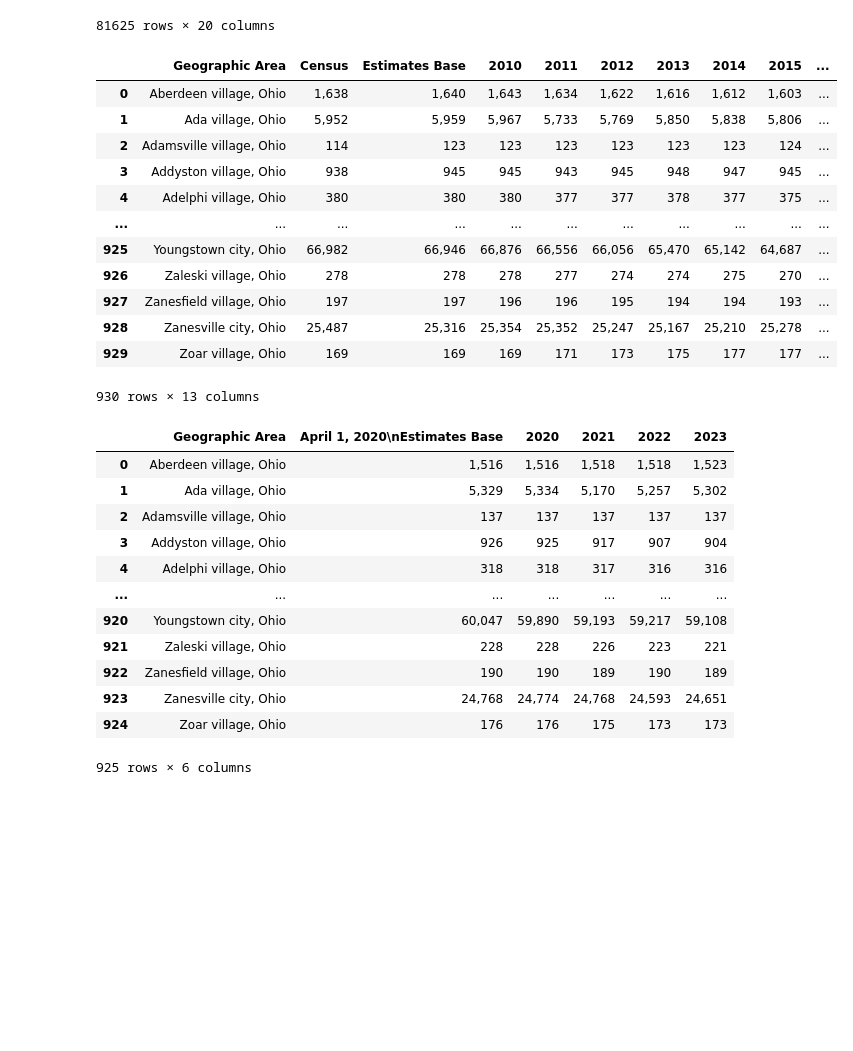
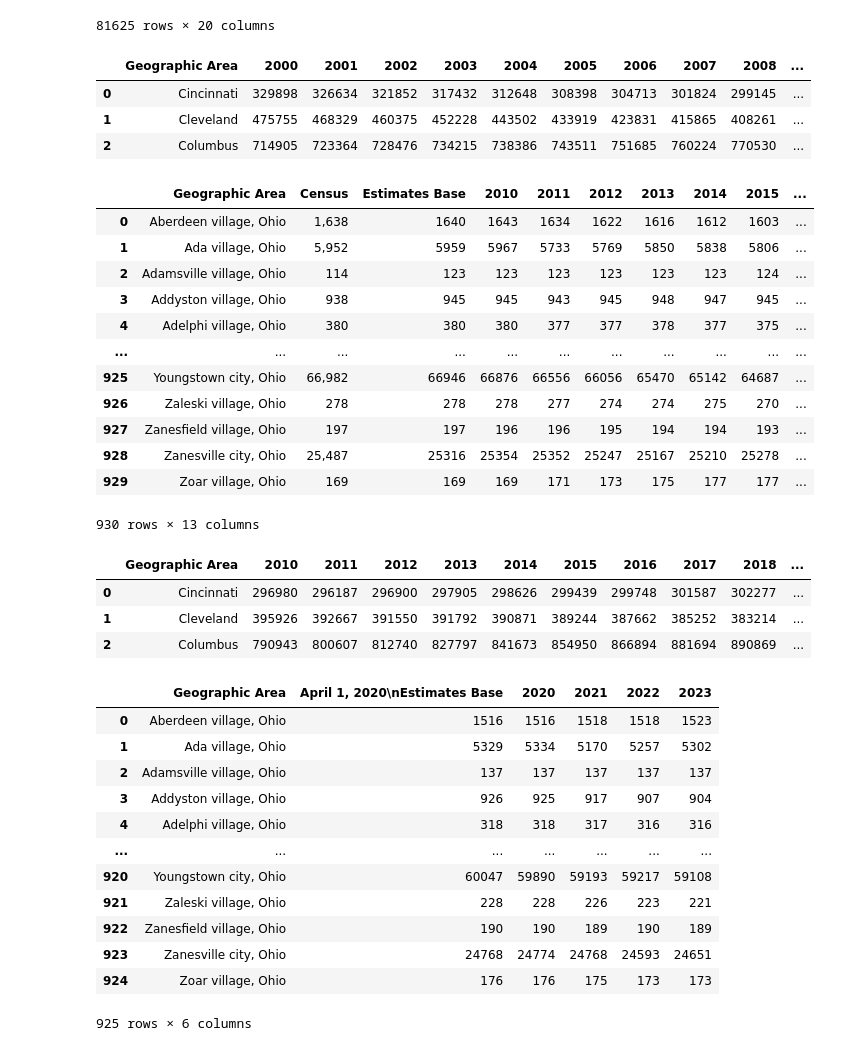
Before and after one commit to brian-campbell/ai-bootcamp-project-1, a Jupyter notebook: project-1-brian.ipynb, the cells around one changed output. Saved outputs shown, nothing was run; the diff lists cells and outputs as text; code cells hidden in the pictures; blank space fills up the shorter version.

Commit message:
Census data and graphs

```diff
--- a/project-1-brian.ipynb
+++ b/project-1-brian.ipynb
@@ -26,39 +26,97 @@ display ( df_census_2000_2010 )
 | 81623 | 157 | 56 | 45 | 79125 | 0 | Upton town | Wyoming | 881 | 884 | ... |
 | 81624 | 157 | 56 | 45 | 99990 | 0 | Balance of Weston County | Wyoming | 2449 | 2445 | ... |
 81625 rows × 20 columns
+# %%
+#File containing data for 2000-2010 is all states, not just Ohio so create a new
+#dataframe with just the data for Ohio
+df_census_2000_2010_three_cs = df_census_2000_2010[( (df_census_2000_2010['STNAME'] == 'Ohio') & (((df_census_2000_2010['NAME'] == 'Columbus city') & (df_census_2000_2010['COUNTY'] == 0)) | ((df_census_2000_2010['NAME'] == 'Cleveland city') & (df_census_2000_2010['COUNTY'] == 0)) | (df_census_2000_2010['NAME'] == 'Cincinnati city') & (df_census_2000_2010['COUNTY'] ==0)))]
+
+#Drop columns that we don't need - we drop 2010 because we'll get it in the next
+#dataset
+df_census_2000_2010_three_cs = df_census_2000_2010_three_cs.drop ( ['SUMLEV', 'STATE', 'COUNTY', 'PLACE', 'COUSUB', 'STNAME', 'ESTIMATESBASE2000', 'POPESTIMATE2010', 'CENSUS2010POP'], axis=1 )
+
+#Rename the columns so they match the other dataframes
+column_names = { 'NAME': 'Geographic Area',
+                'POPESTIMATE2000': '2000',
+                'POPESTIMATE2001': '2001',
+                'POPESTIMATE2002': '2002',
+                'POPESTIMATE2003': '2003',
+                'POPESTIMATE2004': '2004',
+                'POPESTIMATE2005': '2005',
+                'POPESTIMATE2006': '2006',
+                'POPESTIMATE2007': '2007',
+                'POPESTIMATE2008': '2008',
+                'POPESTIMATE2009': '2009'}
+df_census_2000_2010_three_cs.rename ( columns = column_names, inplace = True )
+
+#Reset the index
+df_census_2000_2010_three_cs.reset_index ( inplace=True, drop=True )
+
+#Rename the 'Geographic Area' values so they contain the strick city name
+df_census_2000_2010_three_cs.loc[:, 'Geographic Area'] = df_census_2000_2010_three_cs['Geographic Area'].str.replace(' city', '')
+
+#Sanity check by displaying the dataframe
+display ( df_census_2000_2010_three_cs )
+# %% [output]
+|  | Geographic Area | 2000 | 2001 | 2002 | 2003 | 2004 | 2005 | 2006 | 2007 | 2008 | ... |
+| 0 | Cincinnati | 329898 | 326634 | 321852 | 317432 | 312648 | 308398 | 304713 | 301824 | 299145 | ... |
+| 1 | Cleveland | 475755 | 468329 | 460375 | 452228 | 443502 | 433919 | 423831 | 415865 | 408261 | ... |
+| 2 | Columbus | 714905 | 723364 | 728476 | 734215 | 738386 | 743511 | 751685 | 760224 | 770530 | ... |
 # %%
 # Read census data for years 2010 - 2019
-df_census_2010_2019 = pd.read_csv ('data/census_2010-2019.csv')
+df_census_2010_2019 = pd.read_csv ( 'data/census_2010-2019.csv', thousands=',' )
+
 display ( df_census_2010_2019 )
 # %% [output]
 |  | Geographic Area | Census | Estimates Base | 2010 | 2011 | 2012 | 2013 | 2014 | 2015 | ... |
-| 0 | Aberdeen village, Ohio | 1,638 | 1,640 | 1,643 | 1,634 | 1,622 | 1,616 | 1,612 | 1,603 | ... |
-| 1 | Ada village, Ohio | 5,952 | 5,959 | 5,967 | 5,733 | 5,769 | 5,850 | 5,838 | 5,806 | ... |
+| 0 | Aberdeen village, Ohio | 1,638 | 1640 | 1643 | 1634 | 1622 | 1616 | 1612 | 1603 | ... |
+| 1 | Ada village, Ohio | 5,952 | 5959 | 5967 | 5733 | 5769 | 5850 | 5838 | 5806 | ... |
 | 2 | Adamsville village, Ohio | 114 | 123 | 123 | 123 | 123 | 123 | 123 | 124 | ... |
 | 3 | Addyston village, Ohio | 938 | 945 | 945 | 943 | 945 | 948 | 947 | 945 | ... |
 | 4 | Adelphi village, Ohio | 380 | 380 | 380 | 377 | 377 | 378 | 377 | 375 | ... |
 | ... | ... | ... | ... | ... | ... | ... | ... | ... | ... | ... |
-| 925 | Youngstown city, Ohio | 66,982 | 66,946 | 66,876 | 66,556 | 66,056 | 65,470 | 65,142 | 64,687 | ... |
+| 925 | Youngstown city, Ohio | 66,982 | 66946 | 66876 | 66556 | 66056 | 65470 | 65142 | 64687 | ... |
 | 926 | Zaleski village, Ohio | 278 | 278 | 278 | 277 | 274 | 274 | 275 | 270 | ... |
 | 927 | Zanesfield village, Ohio | 197 | 197 | 196 | 196 | 195 | 194 | 194 | 193 | ... |
-| 928 | Zanesville city, Ohio | 25,487 | 25,316 | 25,354 | 25,352 | 25,247 | 25,167 | 25,210 | 25,278 | ... |
+| 928 | Zanesville city, Ohio | 25,487 | 25316 | 25354 | 25352 | 25247 | 25167 | 25210 | 25278 | ... |
 | 929 | Zoar village, Ohio | 169 | 169 | 169 | 171 | 173 | 175 | 177 | 177 | ... |
 930 rows × 13 columns
+# %%
+#File containing data for all incorporated places in Ohio. Filter it down to
+#just Columbus, Cleveland,and Cincinnati.
+df_census_2010_2019_three_cs = df_census_2010_2019[( (df_census_2010_2019['Geographic Area'] == 'Columbus city, Ohio') | (df_census_2010_2019['Geographic Area'] == 'Cleveland city, Ohio') | (df_census_2010_2019['Geographic Area'] == 'Cincinnati city, Ohio'))]
+df_census_2010_2019_three_cs.reset_index ( inplace=True, drop=True )
+
+#Drop columns that we don't need
+df_census_2010_2019_three_cs = df_census_2010_2019_three_cs.drop ( ['Census', 'Estimates Base'], axis=1 )
+
+#Rename city values in the 'Geographic Area' column so they don't include the
+#word Ohio. Matching city names in all dataframes so that we can join the
+#individual datasets later on.
+df_census_2010_2019_three_cs.loc[:, 'Geographic Area'] = df_census_2010_2019_three_cs['Geographic Area'].str.replace(' city, Ohio', '')
+
+
+display ( df_census_2010_2019_three_cs )
+# %% [output]
+|  | Geographic Area | 2010 | 2011 | 2012 | 2013 | 2014 | 2015 | 2016 | 2017 | 2018 | ... |
+| 0 | Cincinnati | 296980 | 296187 | 296900 | 297905 | 298626 | 299439 | 299748 | 301587 | 302277 | ... |
+| 1 | Cleveland | 395926 | 392667 | 391550 | 391792 | 390871 | 389244 | 387662 | 385252 | 383214 | ... |
+| 2 | Columbus | 790943 | 800607 | 812740 | 827797 | 841673 | 854950 | 866894 | 881694 | 890869 | ... |
 # %%
 # Read census data for years 2020 - 2023
-df_census_2020_2023 = pd.read_csv ('data/census_2020-2023.csv')
+df_census_2020_2023 = pd.read_csv ( 'data/census_2020-2023.csv', thousands=',' )
 display ( df_census_2020_2023 )
 # %% [output]
 |  | Geographic Area | April 1, 2020\nEstimates Base | 2020 | 2021 | 2022 | 2023 |
-| 0 | Aberdeen village, Ohio | 1,516 | 1,516 | 1,518 | 1,518 | 1,523 |
-| 1 | Ada village, Ohio | 5,329 | 5,334 | 5,170 | 5,257 | 5,302 |
+| 0 | Aberdeen village, Ohio | 1516 | 1516 | 1518 | 1518 | 1523 |
+| 1 | Ada village, Ohio | 5329 | 5334 | 5170 | 5257 | 5302 |
 | 2 | Adamsville village, Ohio | 137 | 137 | 137 | 137 | 137 |
 | 3 | Addyston village, Ohio | 926 | 925 | 917 | 907 | 904 |
 | 4 | Adelphi village, Ohio | 318 | 318 | 317 | 316 | 316 |
 | ... | ... | ... | ... | ... | ... | ... |
-| 920 | Youngstown city, Ohio | 60,047 | 59,890 | 59,193 | 59,217 | 59,108 |
+| 920 | Youngstown city, Ohio | 60047 | 59890 | 59193 | 59217 | 59108 |
 | 921 | Zaleski village, Ohio | 228 | 228 | 226 | 223 | 221 |
 | 922 | Zanesfield village, Ohio | 190 | 190 | 189 | 190 | 189 |
-| 923 | Zanesville city, Ohio | 24,768 | 24,774 | 24,768 | 24,593 | 24,651 |
+| 923 | Zanesville city, Ohio | 24768 | 24774 | 24768 | 24593 | 24651 |
 | 924 | Zoar village, Ohio | 176 | 176 | 175 | 173 | 173 |
 925 rows × 6 columns
```
Also changed, not shown: parts of 7 cells of this notebook.
